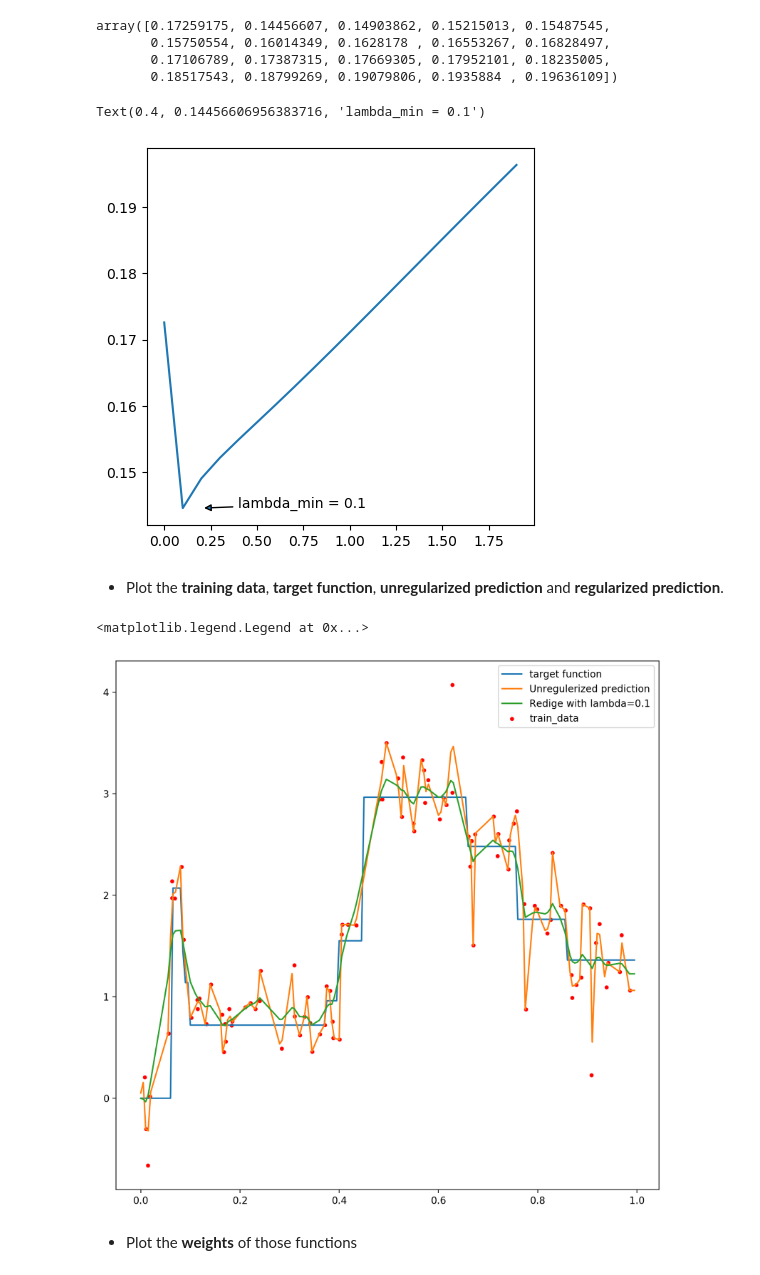
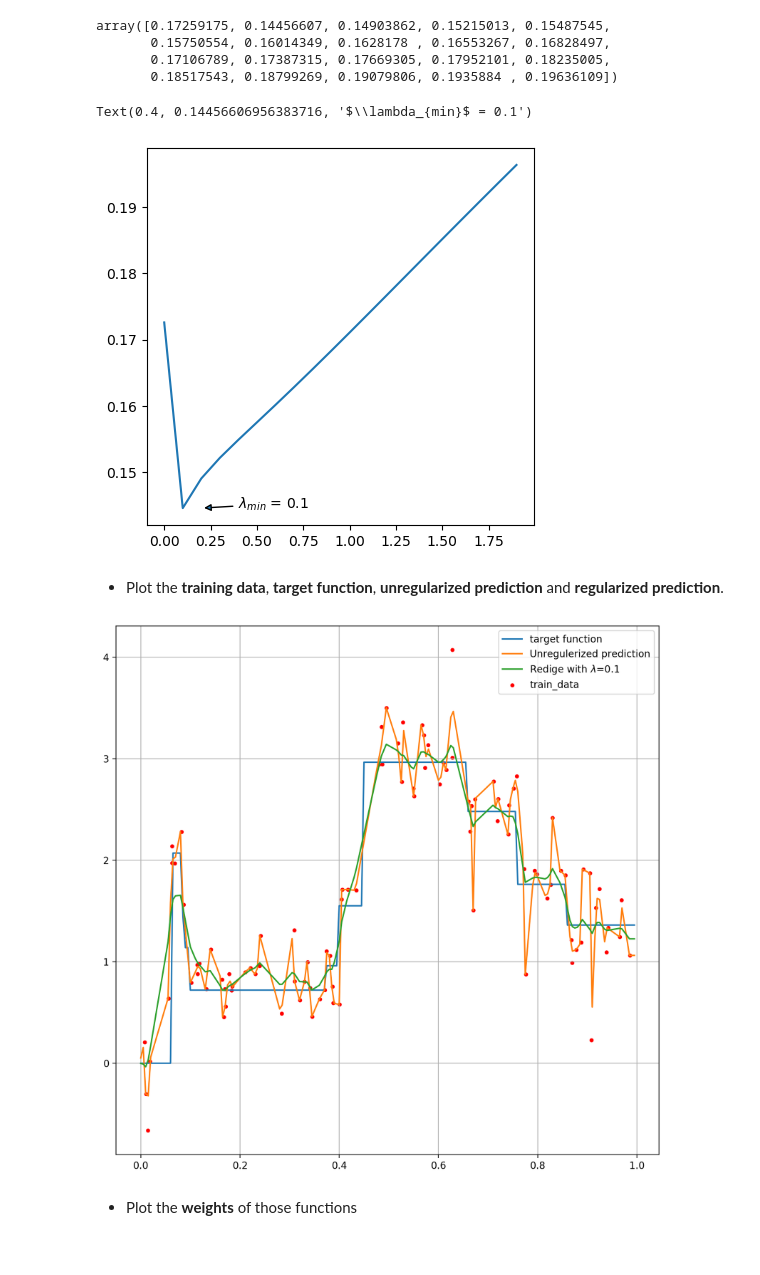
Before and after one commit to Fernadoo/NYU_ML, a Jupyter notebook: hw2-lasso/code/hw2.ipynb, the cells around one changed output. Cells and saved outputs as stored; diff of their text form; code cells hidden in the pictures.

```diff
--- a/hw2-lasso/code/hw2.ipynb
+++ b/hw2-lasso/code/hw2.ipynb
@@ -60,46 +62,45 @@ array([0.17259175, 0.14456607, 0.14903862, 0.15215013, 0.15487545,
        0.18517543, 0.18799269, 0.19079806, 0.1935884 , 0.19636109])
 # %%
 fig, ax = plt.subplots(ncols=1, nrows=1, figsize=(5,5), dpi=100)
-ax.plot(l2reg, loss)
-ax.annotate('lambda_min = %s'%0.1,
-            xy=(l2reg[1]+0.1, loss[1]),
-            xytext=(l2reg[1]+0.3, loss[1]),
+ax.plot(l2reg_list, loss)
+ax.annotate('$\lambda_{min}$ = %s'%0.1,
+            xy=(l2reg_list[1]+0.1, loss[1]),
+            xytext=(l2reg_list[1]+0.3, loss[1]),
             arrowprops={'arrowstyle':'-|>'})
 # %% [output]
-Text(0.4, 0.14456606956383716, 'lambda_min = 0.1')
+Text(0.4, 0.14456606956383716, '$\\lambda_{min}$ = 0.1')
-[figure, old version]
+[figure, new version]
 # %% [markdown]
 * Plot the **training data**, **target function**, **unregularized prediction** and **regularized prediction**.
 # %%
 fig, ax = plt.subplots(ncols=1, nrows=1, figsize=(10,10), dpi=200)
 
 # plot train data
 ax.scatter(x_train_orig, y_train, s=10, color='red', label='train_data')
 
 # plot target_func
 target_x = np.arange(0, 1, 0.005)
 target_y = target_fn(target_x)
 ax.plot(target_x, target_y, label='target function')
 
 # plot unregularized prediction
 unreg_x = np.arange(0, 1, 0.005)
 unreg_model = RidgeRegression(l2reg=0)
 unreg_model.fit(x_train, y_train)
 unreg_y = unreg_model.predict(featurize(unreg_x))
 ax.plot(unreg_x, unreg_y, label='Unregulerized prediction')
 
 # plot regularized prediction
 best_reg_x = np.arange(0, 1, 0.005)
 best_reg_model = RidgeRegression(l2reg=0.1)
 best_reg_model.fit(x_train, y_train)
 best_reg_y = best_reg_model.predict(featurize(best_reg_x))
-ax.plot(best_reg_x, best_reg_y, label='Redige with lambda=0.1')
+ax.plot(best_reg_x, best_reg_y, label='Redige with $\lambda$=0.1')
 
 ax.legend()
-ax.grid(True)
+ax.grid()
 # %% [output]
-<matplotlib.legend.Legend at 0x...>
-[figure, old version]
+[figure, new version]
 # %% [markdown]
 * Plot the **weights** of those functions
 # %%
```
Also changed, not shown: parts of 7 cells of this notebook, 1 other file.
